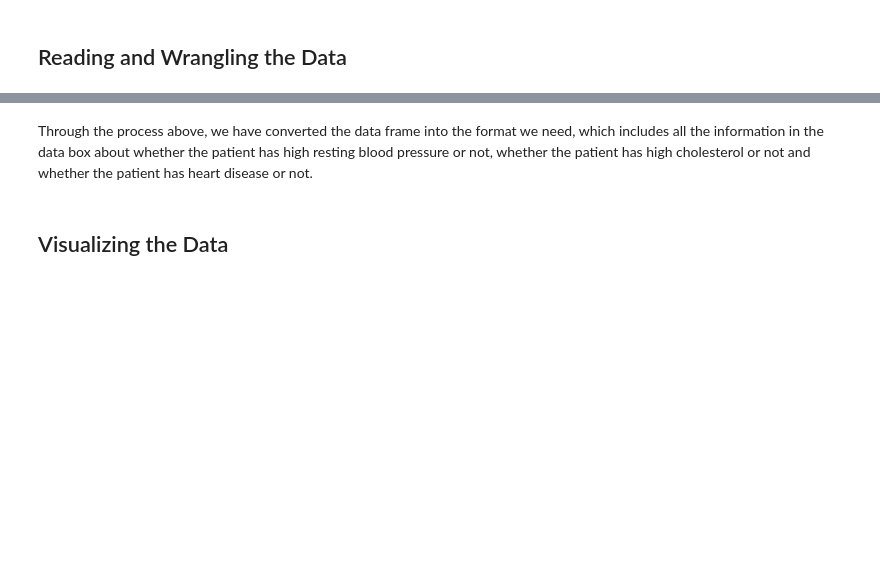
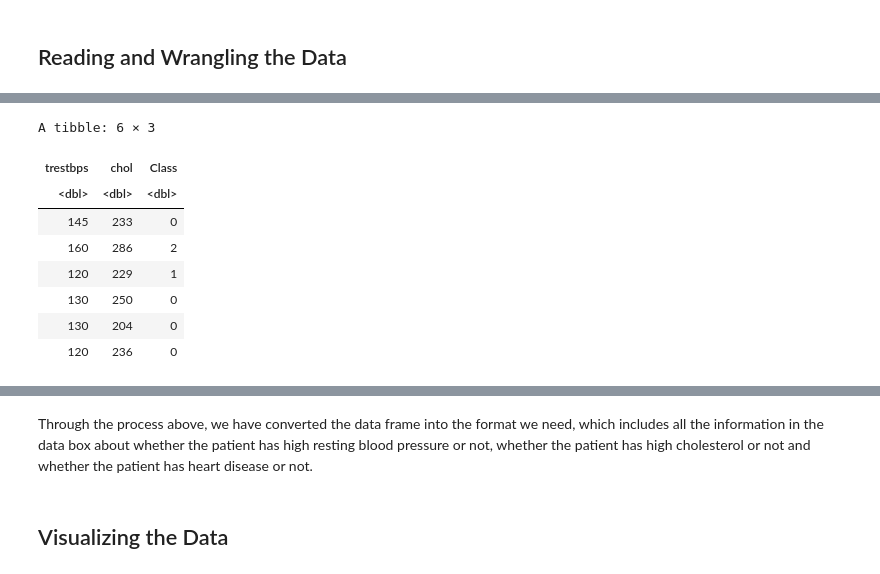
Before and after one commit to Ricky8394/STAT-201-Project, a Jupyter notebook: proposal.ipynb, the cells around one changed output, grey strips where cells are left out. Cells and saved outputs as stored; diff of their text form; code cells hidden in the pictures; blank space fills up the shorter version.

```diff
--- a/proposal.ipynb
+++ b/proposal.ipynb
@@ -108,0 +80,18 @@ head(heart_data_chol)
+# %%
+colnames(heart_data_untidy) <- c("age", "sex", "cp", "trestbps", "chol", "fbs", "restecg", "thalach", "exang", "oldpeak",
+                          "slope", "ca", "thal", "Class")
+
+#selects the 3 attributes that will be used as explanatory variable(trestbps, and chol) and response variable(Class)
+heart_data_selected <- heart_data_untidy%>%
+select(trestbps, chol,  Class)
+head(heart_data_selected)
+# %% [output]
+A tibble: 6 × 3
+| trestbps | chol | Class |
+| <dbl> | <dbl> | <dbl> |
+| 145 | 233 | 0 |
+| 160 | 286 | 2 |
+| 120 | 229 | 1 |
+| 130 | 250 | 0 |
+| 130 | 204 | 0 |
+| 120 | 236 | 0 |
```
Also changed, not shown: parts of 13 cells of this notebook.
